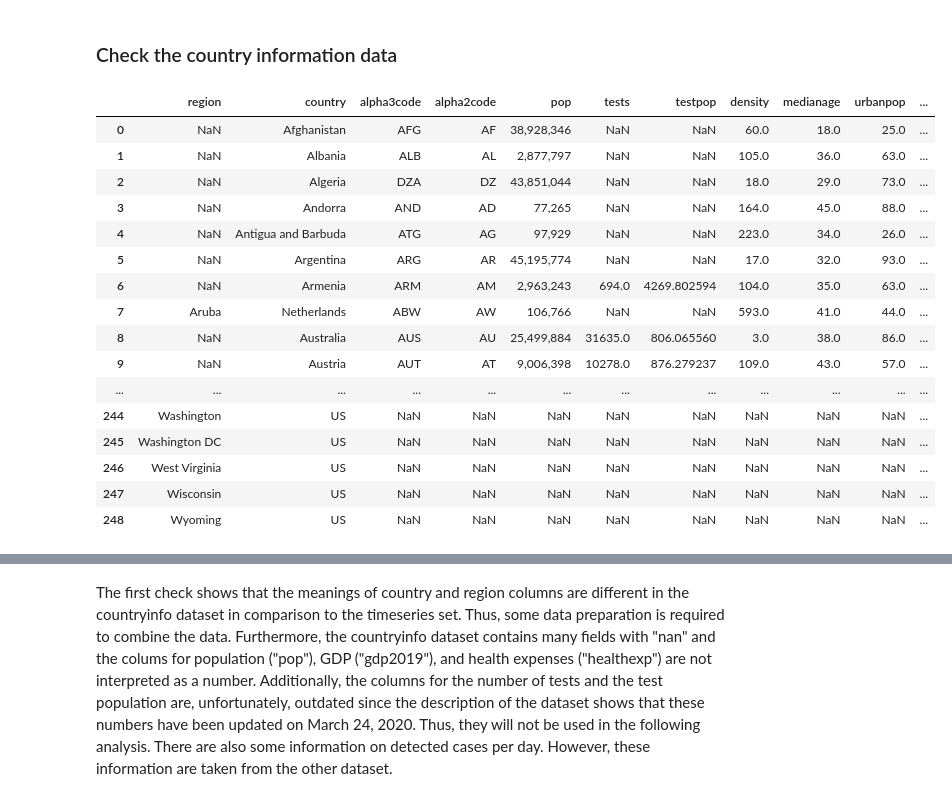
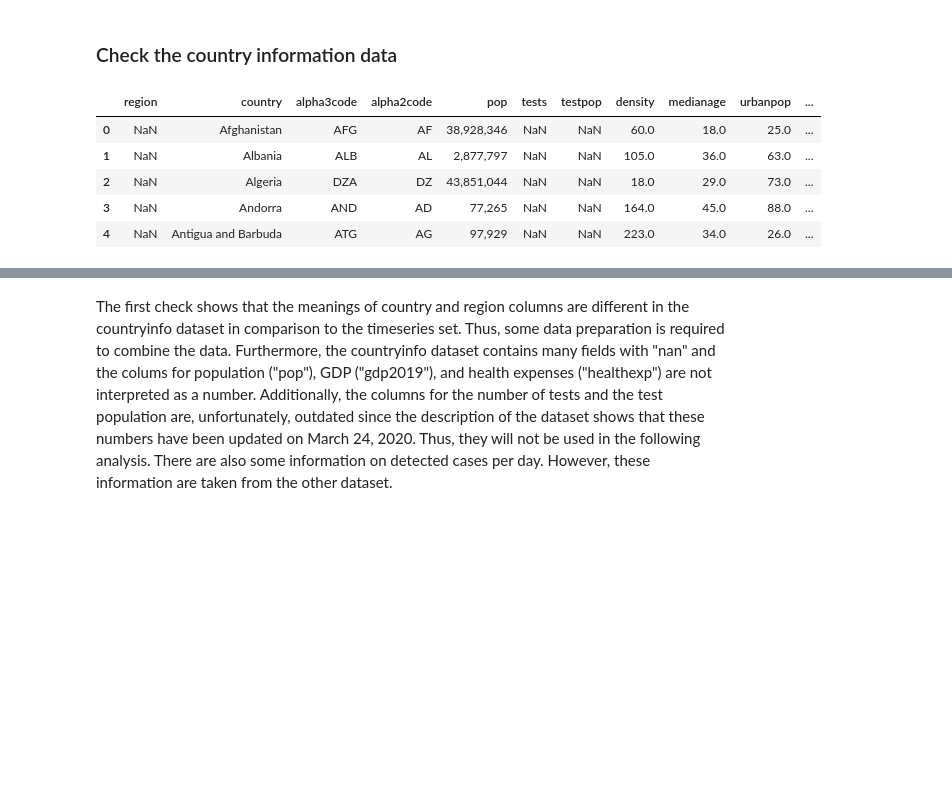
Before and after one commit to MiRoDS/DataScience_Project4, a Jupyter notebook: CapstoneProject.ipynb, the cells around one changed output, grey strips where cells are left out. Saved outputs shown, nothing was run; the diff lists cells and outputs as text; code cells hidden in the pictures; blank space fills up the shorter version.

```diff
--- a/CapstoneProject.ipynb
+++ b/CapstoneProject.ipynb
@@ -113,25 +109,14 @@ The plot above shows the typical chart maybe known from news coverage. It shows
 ### Check the country information data
 # %%
 # Show countryinfo
-df_countryinfo
+df_countryinfo.head()
 # %% [output]
 |  | region | country | alpha3code | alpha2code | pop | tests | testpop | density | medianage | urbanpop | ... |
 | 0 | NaN | Afghanistan | AFG | AF | 38,928,346 | NaN | NaN | 60.0 | 18.0 | 25.0 | ... |
 | 1 | NaN | Albania | ALB | AL | 2,877,797 | NaN | NaN | 105.0 | 36.0 | 63.0 | ... |
 | 2 | NaN | Algeria | DZA | DZ | 43,851,044 | NaN | NaN | 18.0 | 29.0 | 73.0 | ... |
 | 3 | NaN | Andorra | AND | AD | 77,265 | NaN | NaN | 164.0 | 45.0 | 88.0 | ... |
 | 4 | NaN | Antigua and Barbuda | ATG | AG | 97,929 | NaN | NaN | 223.0 | 34.0 | 26.0 | ... |
-| 5 | NaN | Argentina | ARG | AR | 45,195,774 | NaN | NaN | 17.0 | 32.0 | 93.0 | ... |
-| 6 | NaN | Armenia | ARM | AM | 2,963,243 | 694.0 | 4269.802594 | 104.0 | 35.0 | 63.0 | ... |
-| 7 | Aruba | Netherlands | ABW | AW | 106,766 | NaN | NaN | 593.0 | 41.0 | 44.0 | ... |
-| 8 | NaN | Australia | AUS | AU | 25,499,884 | 31635.0 | 806.065560 | 3.0 | 38.0 | 86.0 | ... |
-| 9 | NaN | Austria | AUT | AT | 9,006,398 | 10278.0 | 876.279237 | 109.0 | 43.0 | 57.0 | ... |
-| ... | ... | ... | ... | ... | ... | ... | ... | ... | ... | ... | ... |
-| 244 | Washington | US | NaN | NaN | NaN | NaN | NaN | NaN | NaN | NaN | ... |
-| 245 | Washington DC | US | NaN | NaN | NaN | NaN | NaN | NaN | NaN | NaN | ... |
-| 246 | West Virginia | US | NaN | NaN | NaN | NaN | NaN | NaN | NaN | NaN | ... |
-| 247 | Wisconsin | US | NaN | NaN | NaN | NaN | NaN | NaN | NaN | NaN | ... |
-| 248 | Wyoming | US | NaN | NaN | NaN | NaN | NaN | NaN | NaN | NaN | ... |
 # %%
 # Get an overview on the dataset
 df_countryinfo.describe()
```
Also changed, not shown: parts of 26 cells of this notebook.
